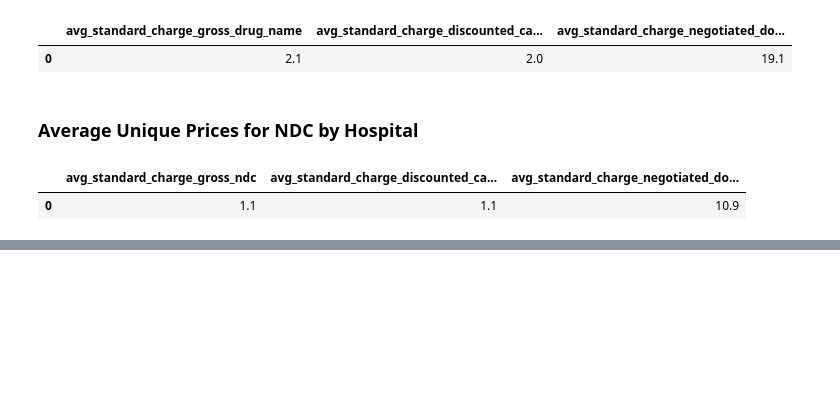
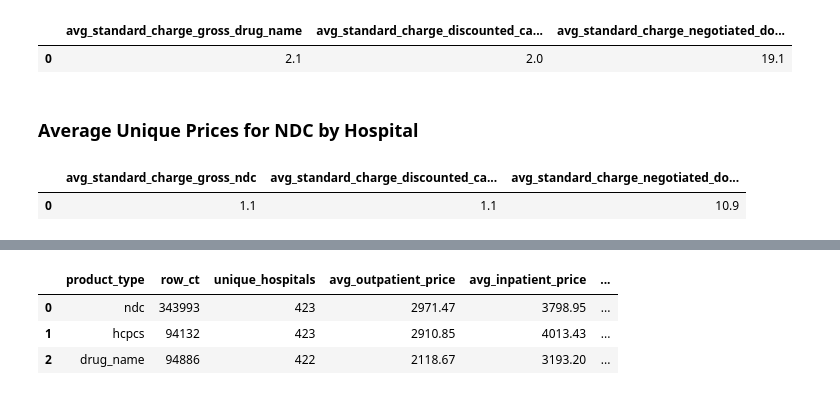
Before and after one commit to mwine81/PRA_REPORT, a Jupyter notebook: analysis_all_drugs.ipynb, the cells around one changed output, grey strips where cells are left out. Saved outputs shown, nothing was run; the diff lists cells and outputs as text; code cells hidden in the pictures; blank space fills up the shorter version.

```diff
--- a/analysis_all_drugs.ipynb
+++ b/analysis_all_drugs.ipynb
@@ -148,0 +154,33 @@ average_unique_prices_per_hospital_by_product_classification('ndc').collect(engi
+# %%
+def inpatient_outpatient_price_differences(product_selection) -> pl.DataFrame:
+    return (
+    dl
+    .load_hospital_price_table_with_drug_names()
+    .filter(c.setting.str.contains('(?i)in|out'))
+    .group_by(c.hospital_id, c.setting, product_selection)
+    .agg(
+        c.standard_charge_negotiated_dollar.mean().round(2),
+    )
+    .collect(engine='streaming')
+    .pivot(
+        on='setting',
+        index=['hospital_id', product_selection],
+    )
+    .filter(c.outpatient.is_not_null() & c.inpatient.is_not_null())
+    .with_columns(c.outpatient.sub(c.inpatient).round(2).alias('outpatient_diff'))
+    .select(
+        pl.lit(product_selection).alias('product_type'),
+        pl.len().alias('row_ct'),
+        c.hospital_id.n_unique().alias('unique_hospitals'),
+        c.outpatient.mean().round(2).alias('avg_outpatient_price'),
+        c.inpatient.mean().round(2).alias('avg_inpatient_price'),
+        c.outpatient_diff.mean().round(2).alias('avg_outpatient_diff'),
+    )
+    )
+
+pl.concat([inpatient_outpatient_price_differences(selection) for selection in ['ndc', 'hcpcs', 'drug_name']]).to_pandas()
+# %% [output]
+|  | product_type | row_ct | unique_hospitals | avg_outpatient_price | avg_inpatient_price | ... |
+| 0 | ndc | 343993 | 423 | 2971.47 | 3798.95 | ... |
+| 1 | hcpcs | 94132 | 423 | 2910.85 | 4013.43 | ... |
+| 2 | drug_name | 94886 | 422 | 2118.67 | 3193.20 | ... |
```
Also changed, not shown: parts of 1 cell of this notebook, 3 other files.
